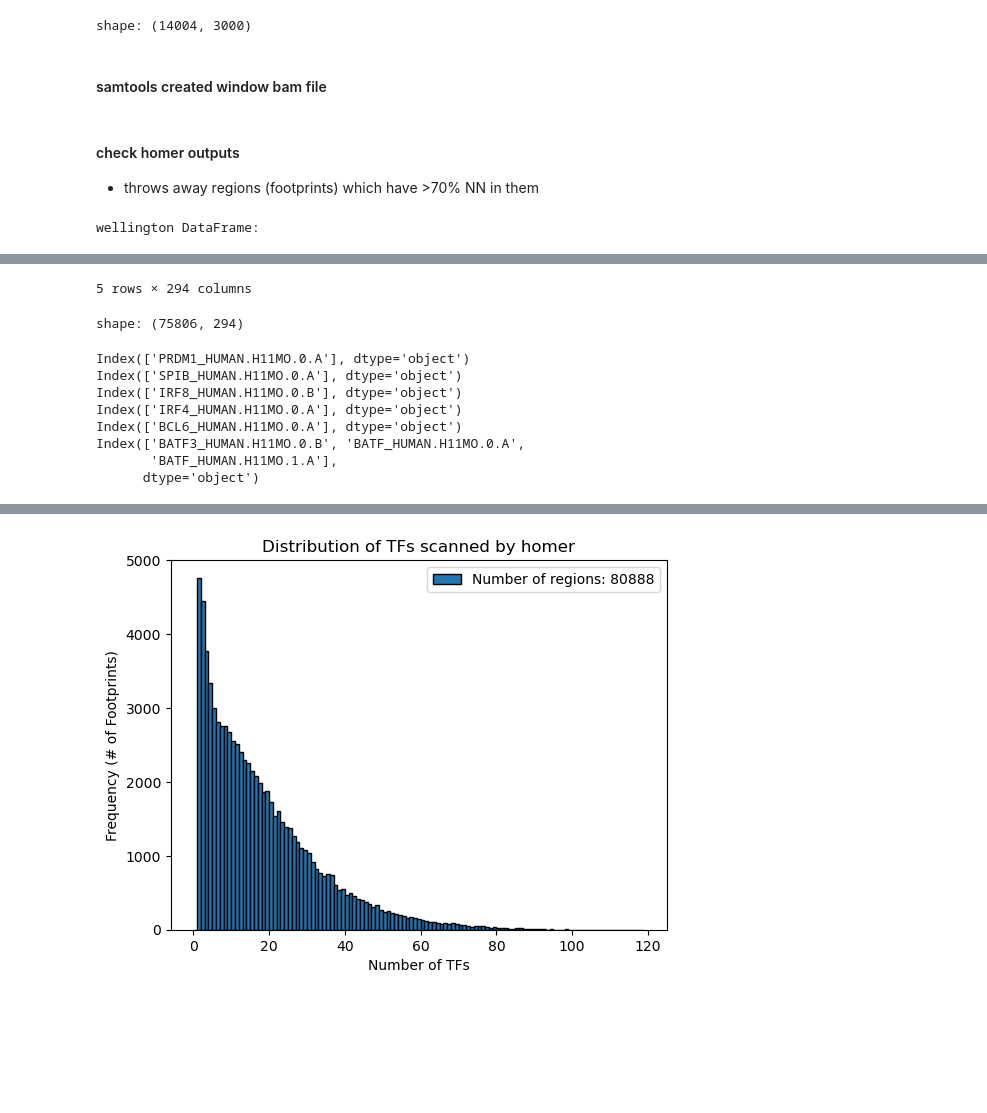
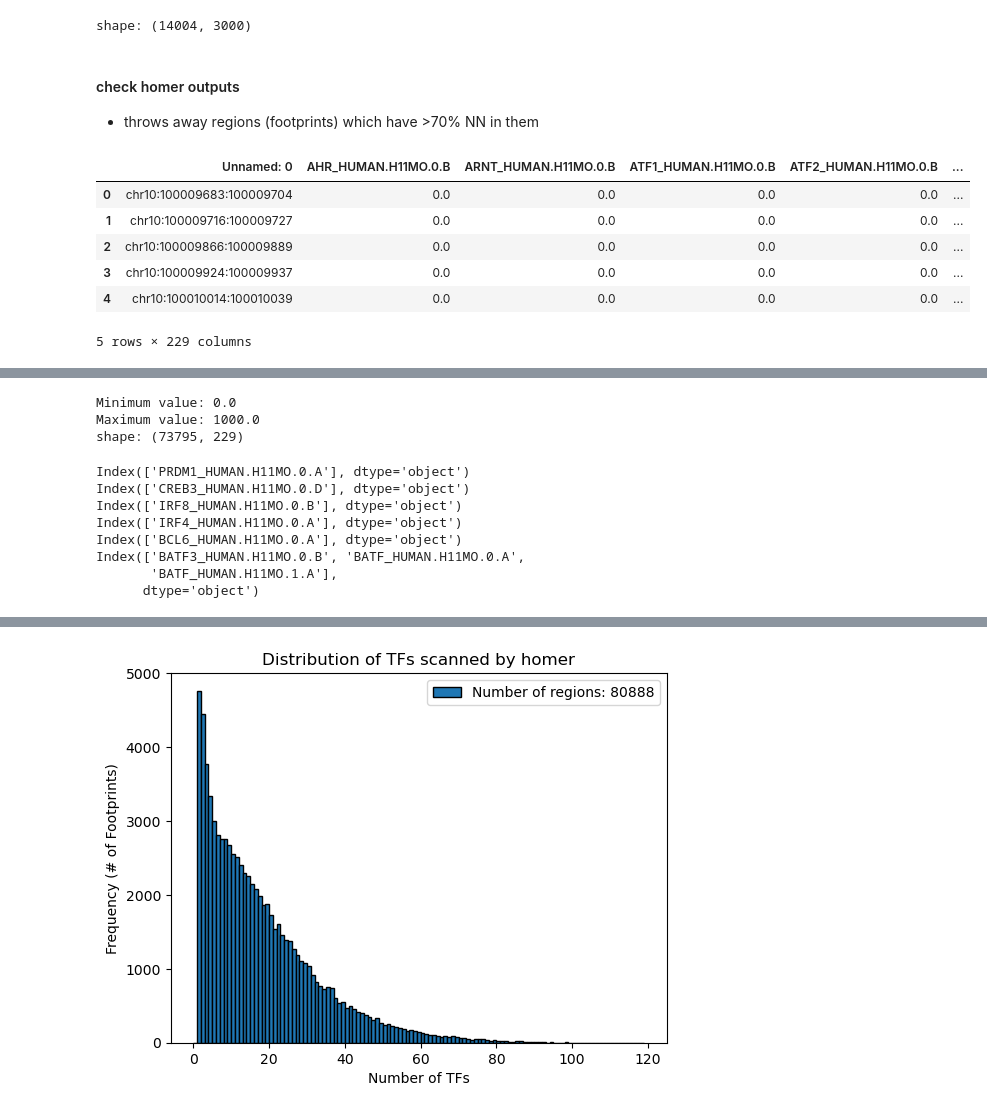
Before and after one commit to sachha-naksha/B_Cell_States, a Jupyter notebook: multiome_dynamic_regulation/py_scripts/dynamic_grn/data_prep_and_checks.ipynb, the cells around one changed output, grey strips where cells are left out. Cells and saved outputs as stored; diff of their text form; code cells hidden in the pictures; blank space fills up the shorter version.

```diff
--- a/multiome_dynamic_regulation/py_scripts/dynamic_grn/data_prep_and_checks.ipynb
+++ b/multiome_dynamic_regulation/py_scripts/dynamic_grn/data_prep_and_checks.ipynb
@@ -995,5 +972,3 @@ exp_rna DataFrame:
 | A4GALT | 0 | 0 | 0 | 0 | 0 | ... |
 5 rows × 3000 columns
 shape: (14004, 3000)
-# %% [markdown]
-#### samtools created window bam file
@@ -1009,12 +978,23 @@ samtools quickcheck tmp_dynamic/Subset1/reads.bam
 # %%
 import pandas as pd
 # load wellington.tsv in pandas
-wellington_file = "/ocean/projects/cis240075p/asachan/datasets/B_Cell/multiome_1st_donor_UPMC_aggr/dictys_outs/tmp_dynamic/Subset1/wellington.tsv.gz"
+wellington_file = "/ocean/projects/cis240075p/asachan/datasets/B_Cell/multiome_1st_donor_UPMC_aggr/dictys_outs/actb1_added/tmp_dynamic/Subset2/wellington.tsv.gz"
 # Load data
 wellington = pd.read_csv(wellington_file, header=0, index_col=None, sep='\t', compression='gzip')
 # Display the first few rows of each DataFrame to confirm successful loading
-print("wellington DataFrame:")
 display(wellington.head())
+min_value = wellington.iloc[:, 1:].min().min()  # min of mins
+max_value = wellington.iloc[:, 1:].max().max()  # max of maxs
+
+print(f"Minimum value: {min_value}")
+print(f"Maximum value: {max_value}")
+
 print("shape:", wellington.shape)
 # %% [output]
+|  | Unnamed: 0 | AHR_HUMAN.H11MO.0.B | ARNT_HUMAN.H11MO.0.B | ATF1_HUMAN.H11MO.0.B | ATF2_HUMAN.H11MO.0.B | ... |
+| 0 | chr10:100009683:100009704 | 0.0 | 0.0 | 0.0 | 0.0 | ... |
+| 1 | chr10:100009716:100009727 | 0.0 | 0.0 | 0.0 | 0.0 | ... |
+| 2 | chr10:100009866:100009889 | 0.0 | 0.0 | 0.0 | 0.0 | ... |
+| 3 | chr10:100009924:100009937 | 0.0 | 0.0 | 0.0 | 0.0 | ... |
+| 4 | chr10:100010014:100010039 | 0.0 | 0.0 | 0.0 | 0.0 | ... |
-wellington DataFrame:
+5 rows × 229 columns
@@ -1027,10 +1001,11 @@ wellington DataFrame:
-5 rows × 294 columns
+Minimum value: 0.0
+Maximum value: 1000.0
+shape: (73795, 229)
-shape: (75806, 294)
 # %%
 #check if column names contain str with PRDM1 in it
 prdm1_cols = wellington.columns[wellington.columns.str.contains('PRDM1')]
 print(prdm1_cols)
-spib_cols = wellington.columns[wellington.columns.str.contains('SPIB')]
+spib_cols = wellington.columns[wellington.columns.str.contains('CREB3')]
 print(spib_cols)
 irf8_cols = wellington.columns[wellington.columns.str.contains('IRF8')]
 print(irf8_cols)
@@ -1042,7 +1017,7 @@ batf_cols = wellington.columns[wellington.columns.str.contains('BATF')]
 print(batf_cols)
 # %% [output]
 Index(['PRDM1_HUMAN.H11MO.0.A'], dtype='object')
-Index(['SPIB_HUMAN.H11MO.0.A'], dtype='object')
+Index(['CREB3_HUMAN.H11MO.0.D'], dtype='object')
 Index(['IRF8_HUMAN.H11MO.0.B'], dtype='object')
 Index(['IRF4_HUMAN.H11MO.0.A'], dtype='object')
 Index(['BCL6_HUMAN.H11MO.0.A'], dtype='object')
```
Also changed, not shown: parts of 8 cells of this notebook, 10 other files.
